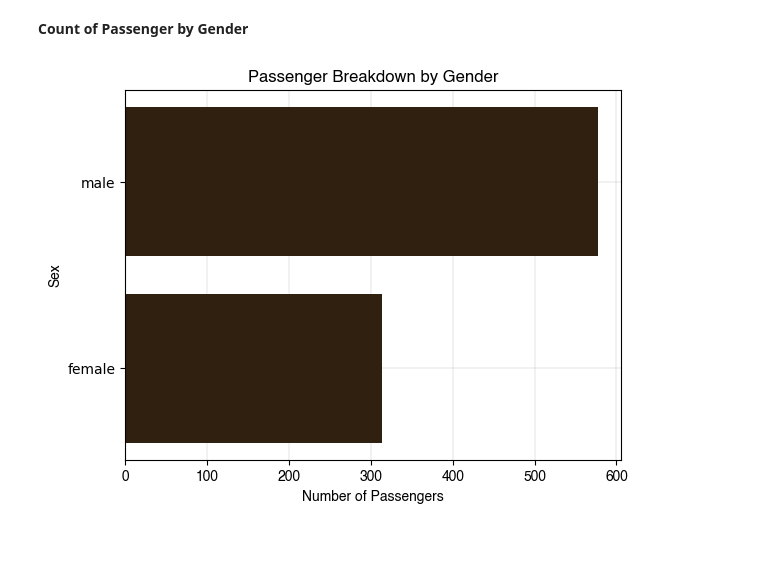
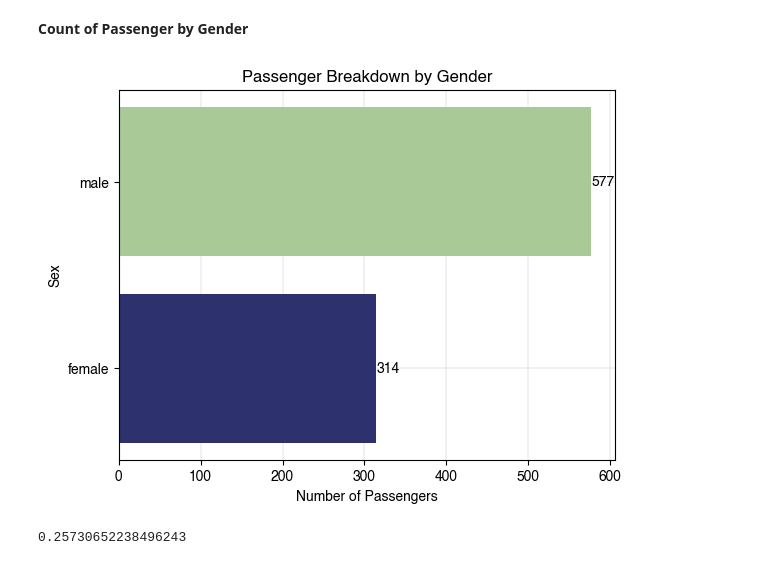
Before and after one commit to pvtzurbito/EDA-Titanic, a Jupyter notebook: EDA.ipynb, the cells around one changed output. Cells and saved outputs as stored; diff of their text form; code cells hidden in the pictures.

```diff
--- a/EDA.ipynb
+++ b/EDA.ipynb
@@ -101,19 +120,37 @@ The average age of everyone in the ship is:  29
 <b>Count of Passenger by Gender</b>
 # %%
 import matplotlib.pyplot as plt
-hfont = {'fontname':'Helvetica'}
 
+plt.rcParams['font.family'] = 'Helvetica'
 sex = df["Sex"].value_counts().sort_index()
 fig, ax = plt.subplots(1,1)
 
+colors = ['#2d316e', '#a9ca96', '#679f91']
+x = sex.index
+y = sex.values
+
+bars = plt.barh(x, y, color = colors)
+
+for bar in bars:
+    width = bar.get_width()
+    plt.text(width + 0.5,
+             bar.get_y() + bar.get_height()/2,
+             f'{width:.0f}',
+             ha='left', va='center', fontsize=10)
+
 ax.set_axisbelow(True)
 plt.grid(linewidth = 0.25)
-plt.barh(sex.index, sex.values, color='#302010')
-plt.xlabel('Number of Passengers', **hfont)
-plt.xticks(**hfont)
-plt.ylabel('Sex', **hfont)
-plt.title("Passenger Breakdown by Gender", **hfont)
+
+plt.xlabel('Number of Passengers')
+plt.xticks()
+plt.ylabel('Sex')
+plt.title("Passenger Breakdown by Gender")
 
 plt.show()
 # %% [output]
-[figure, old version]
+[figure, new version]
+# %%
+correlation = df['Fare'].corr(df['Survived'])
+print(correlation)
+# %% [output]
+0.25730652238496243
```
Also changed, not shown: parts of 5 cells of this notebook.
